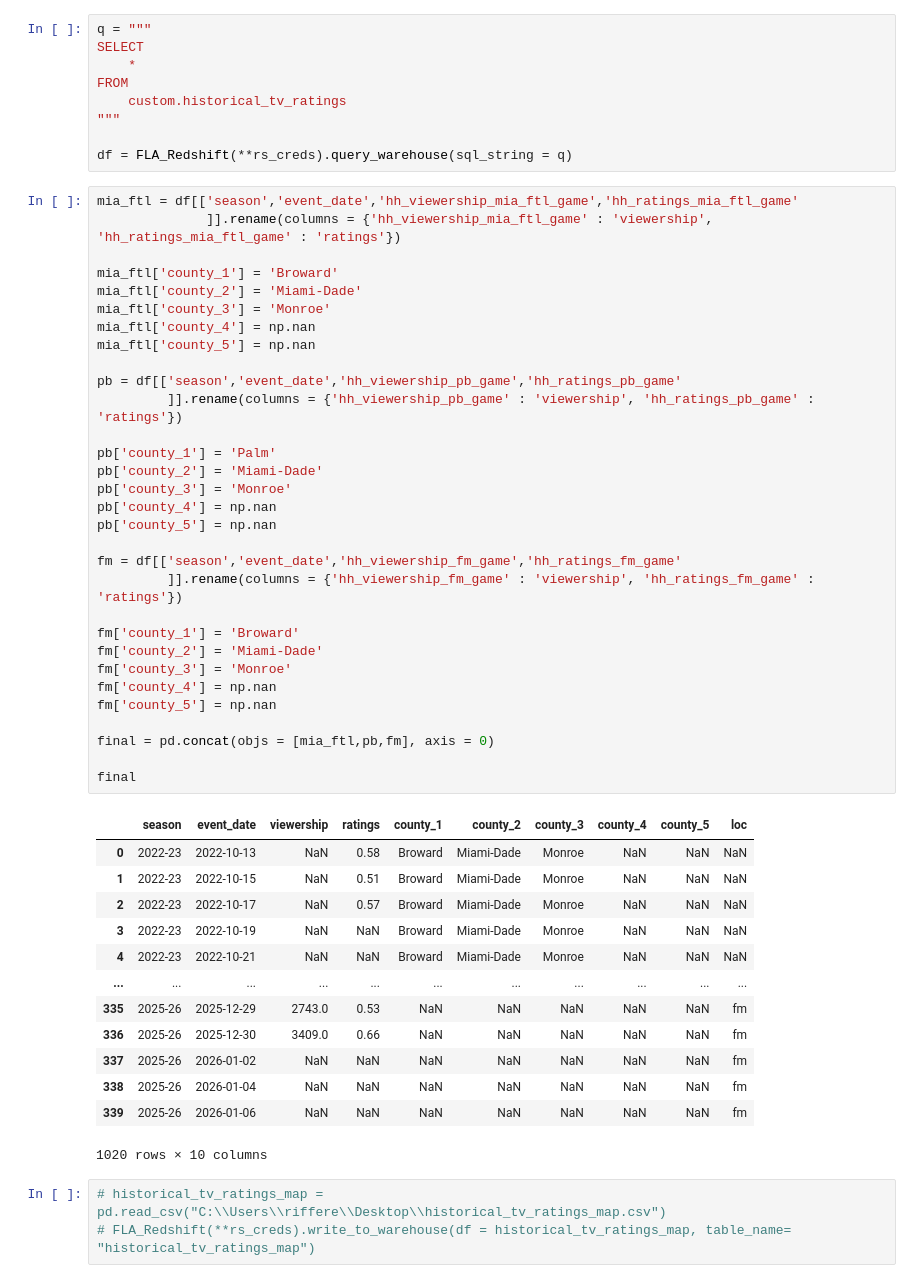
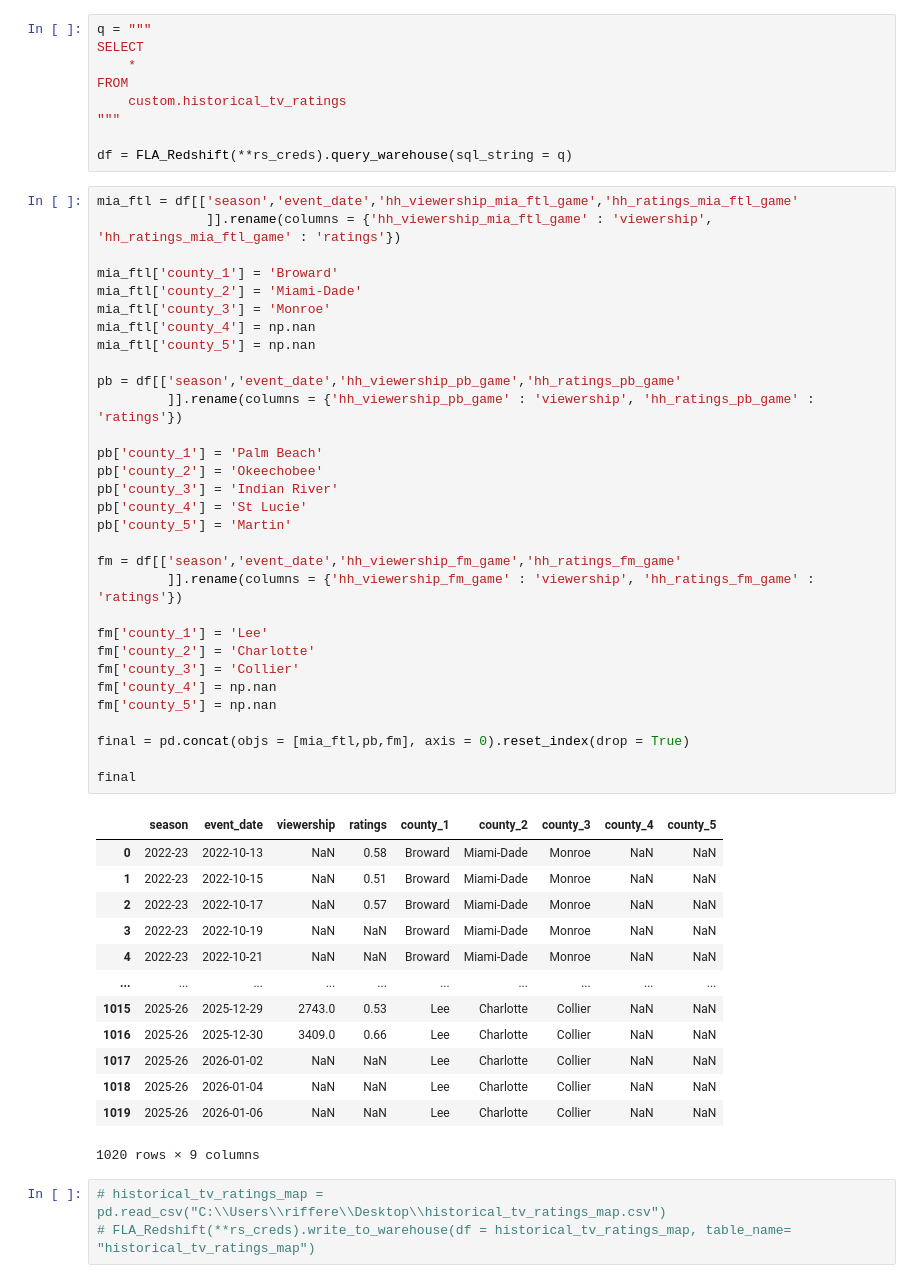
Before and after one commit to riffere-fla/pandas_party, a Jupyter notebook: historical_tv_ratings_map.ipynb, the cells around one changed output. Saved outputs shown, nothing was run; the diff lists cells and outputs as text.

```diff
--- a/historical_tv_ratings_map.ipynb
+++ b/historical_tv_ratings_map.ipynb
@@ -42,48 +42,48 @@ df = FLA_Redshift(**rs_creds).query_warehouse(sql_string = q)
 # %%
 mia_ftl = df[['season','event_date','hh_viewership_mia_ftl_game','hh_ratings_mia_ftl_game'
               ]].rename(columns = {'hh_viewership_mia_ftl_game' : 'viewership', 'hh_ratings_mia_ftl_game' : 'ratings'})
 
 mia_ftl['county_1'] = 'Broward'
 mia_ftl['county_2'] = 'Miami-Dade'
 mia_ftl['county_3'] = 'Monroe'
 mia_ftl['county_4'] = np.nan
 mia_ftl['county_5'] = np.nan
 
 pb = df[['season','event_date','hh_viewership_pb_game','hh_ratings_pb_game'
          ]].rename(columns = {'hh_viewership_pb_game' : 'viewership', 'hh_ratings_pb_game' : 'ratings'})
 
-pb['county_1'] = 'Palm'
-pb['county_2'] = 'Miami-Dade'
-pb['county_3'] = 'Monroe'
-pb['county_4'] = np.nan
-pb['county_5'] = np.nan
+pb['county_1'] = 'Palm Beach'
+pb['county_2'] = 'Okeechobee'
+pb['county_3'] = 'Indian River'
+pb['county_4'] = 'St Lucie'
+pb['county_5'] = 'Martin'
 
 fm = df[['season','event_date','hh_viewership_fm_game','hh_ratings_fm_game'
          ]].rename(columns = {'hh_viewership_fm_game' : 'viewership', 'hh_ratings_fm_game' : 'ratings'})
 
-fm['county_1'] = 'Broward'
-fm['county_2'] = 'Miami-Dade'
-fm['county_3'] = 'Monroe'
+fm['county_1'] = 'Lee'
+fm['county_2'] = 'Charlotte'
+fm['county_3'] = 'Collier'
 fm['county_4'] = np.nan
 fm['county_5'] = np.nan
 
-final = pd.concat(objs = [mia_ftl,pb,fm], axis = 0)
+final = pd.concat(objs = [mia_ftl,pb,fm], axis = 0).reset_index(drop = True)
 
 final
 # %% [output]
-|  | season | event_date | viewership | ratings | county_1 | county_2 | county_3 | county_4 | county_5 | loc |
-| 0 | 2022-23 | 2022-10-13 | NaN | 0.58 | Broward | Miami-Dade | Monroe | NaN | NaN | NaN |
-| 1 | 2022-23 | 2022-10-15 | NaN | 0.51 | Broward | Miami-Dade | Monroe | NaN | NaN | NaN |
-| 2 | 2022-23 | 2022-10-17 | NaN | 0.57 | Broward | Miami-Dade | Monroe | NaN | NaN | NaN |
-| 3 | 2022-23 | 2022-10-19 | NaN | NaN | Broward | Miami-Dade | Monroe | NaN | NaN | NaN |
-| 4 | 2022-23 | 2022-10-21 | NaN | NaN | Broward | Miami-Dade | Monroe | NaN | NaN | NaN |
-| ... | ... | ... | ... | ... | ... | ... | ... | ... | ... | ... |
-| 335 | 2025-26 | 2025-12-29 | 2743.0 | 0.53 | NaN | NaN | NaN | NaN | NaN | fm |
-| 336 | 2025-26 | 2025-12-30 | 3409.0 | 0.66 | NaN | NaN | NaN | NaN | NaN | fm |
-| 337 | 2025-26 | 2026-01-02 | NaN | NaN | NaN | NaN | NaN | NaN | NaN | fm |
-| 338 | 2025-26 | 2026-01-04 | NaN | NaN | NaN | NaN | NaN | NaN | NaN | fm |
-| 339 | 2025-26 | 2026-01-06 | NaN | NaN | NaN | NaN | NaN | NaN | NaN | fm |
+|  | season | event_date | viewership | ratings | county_1 | county_2 | county_3 | county_4 | county_5 |
+| 0 | 2022-23 | 2022-10-13 | NaN | 0.58 | Broward | Miami-Dade | Monroe | NaN | NaN |
+| 1 | 2022-23 | 2022-10-15 | NaN | 0.51 | Broward | Miami-Dade | Monroe | NaN | NaN |
+| 2 | 2022-23 | 2022-10-17 | NaN | 0.57 | Broward | Miami-Dade | Monroe | NaN | NaN |
+| 3 | 2022-23 | 2022-10-19 | NaN | NaN | Broward | Miami-Dade | Monroe | NaN | NaN |
+| 4 | 2022-23 | 2022-10-21 | NaN | NaN | Broward | Miami-Dade | Monroe | NaN | NaN |
+| ... | ... | ... | ... | ... | ... | ... | ... | ... | ... |
+| 1015 | 2025-26 | 2025-12-29 | 2743.0 | 0.53 | Lee | Charlotte | Collier | NaN | NaN |
+| 1016 | 2025-26 | 2025-12-30 | 3409.0 | 0.66 | Lee | Charlotte | Collier | NaN | NaN |
+| 1017 | 2025-26 | 2026-01-02 | NaN | NaN | Lee | Charlotte | Collier | NaN | NaN |
+| 1018 | 2025-26 | 2026-01-04 | NaN | NaN | Lee | Charlotte | Collier | NaN | NaN |
+| 1019 | 2025-26 | 2026-01-06 | NaN | NaN | Lee | Charlotte | Collier | NaN | NaN |
-1020 rows × 10 columns
+1020 rows × 9 columns
 # %%
 # historical_tv_ratings_map = pd.read_csv("C:\\Users\\riffere\\Desktop\\historical_tv_ratings_map.csv")
 # FLA_Redshift(**rs_creds).write_to_warehouse(df = historical_tv_ratings_map, table_name= "historical_tv_ratings_map")
```
Also changed, not shown: 1 other file.
